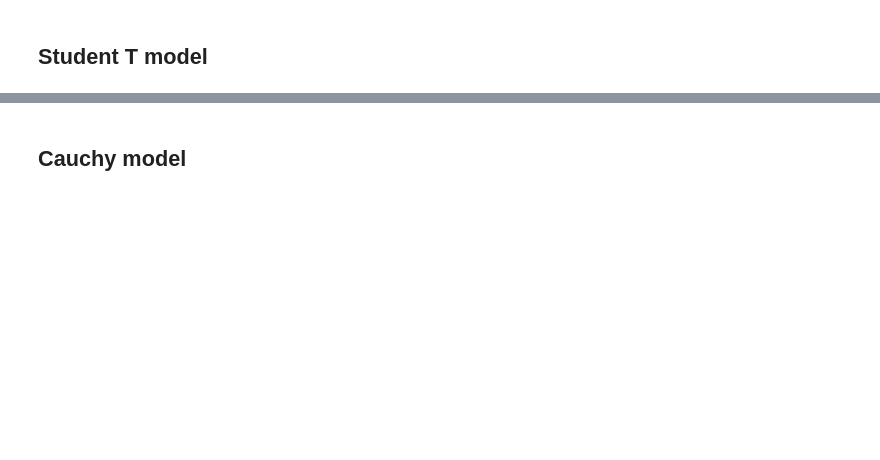
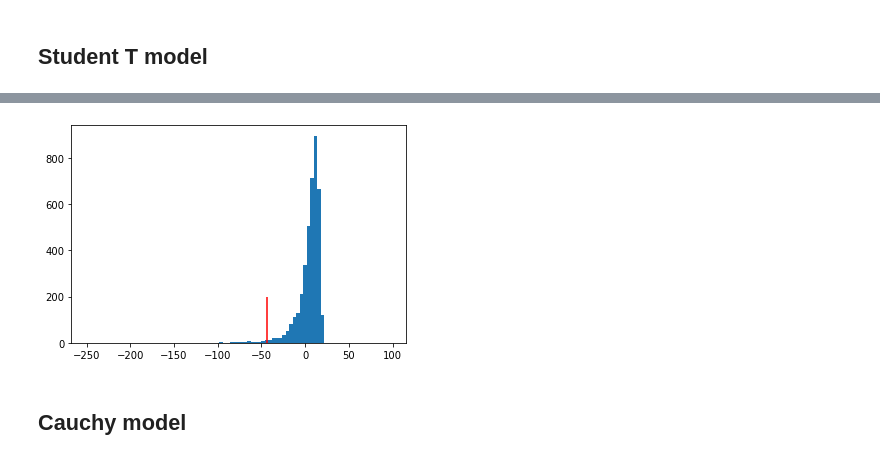
Before and after one commit to mpdylan/INFO510-public, a Jupyter notebook: notebooks/checking/speed_of_light_ppc.ipynb, the cells around one changed output, grey strips where cells are left out. Cells and saved outputs as stored; diff of their text form; code cells hidden in the pictures; blank space fills up the shorter version.

```diff
--- a/notebooks/checking/speed_of_light_ppc.ipynb
+++ b/notebooks/checking/speed_of_light_ppc.ipynb
@@ -94,3 +134,10 @@ fig.suptitle(
+# %%
+minimums = np.min(replicates['y'], axis = 1)
+plt.hist(minimums, bins=np.arange(-250, 100, 4))
+plt.vlines(x=np.min(y), ymin=0, ymax=200, color = 'red')
+plt.show()
+# %% [output]
+[figure, added]
 # %% [markdown]
 ## Cauchy model
 # %%
```
Also changed, not shown: parts of 20 cells of this notebook.
